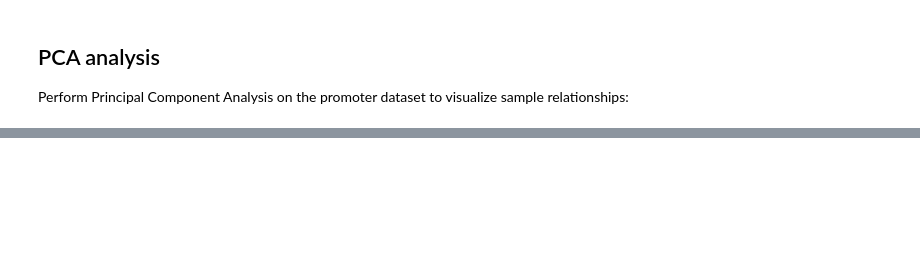
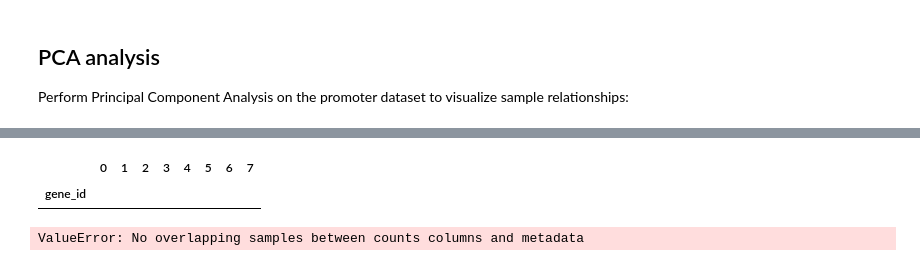
Before and after one commit to alsmith151/QuantNado, a Jupyter notebook: example/explore_dataset.ipynb, the cells around one changed output, grey strips where cells are left out. Saved outputs shown, nothing was run; the diff lists cells and outputs as text; code cells hidden in the pictures; blank space fills up the shorter version.

```diff
--- a/example/explore_dataset.ipynb
+++ b/example/explore_dataset.ipynb
@@ -200,0 +176,55 @@ annotated_promoters.head()
+# %%
+# Align metadata to counts columns (samples) robustly
+counts_df = counts_df.copy()
+# remove rows with 0 in all samples
+counts_df = counts_df.loc[~(counts_df == 0).all(axis=1)]
+counts_df.columns = counts_df.columns.astype(str)
+counts_df
+# %% [output]
+|  | 0 | 1 | 2 | 3 | 4 | 5 | 6 | 7 |
+| gene_id |  |  |  |  |  |  |  |  |
+# %%
+# Align metadata to counts columns (samples) robustly
+counts_df = counts_df.copy()
+# remove rows with 0 in all samples
+counts_df = counts_df.loc[~(counts_df == 0).all(axis=1)]
+counts_df.columns = counts_df.columns.astype(str)
+
+
+candidates = [
+    c for c in ["sample_id", "sample", "sample_name"] if c in metadata_df.columns
+]
+if candidates:
+    sample_col = candidates[0]
+    metadata_idx = metadata_df.copy()
+    metadata_idx[sample_col] = metadata_idx[sample_col].astype(str)
+    metadata_idx = metadata_idx.set_index(sample_col)
+else:
+    metadata_idx = metadata_df.copy()
+    metadata_idx.index = metadata_idx.index.astype(str)
+
+
+common_samples = counts_df.columns.intersection(metadata_idx.index)
+if len(common_samples) == 0:
+    raise ValueError("No overlapping samples between counts columns and metadata")
+
+
+counts_df = counts_df.loc[:, common_samples]
+metadata_for_deseq = metadata_idx.loc[common_samples]
+
+
+dds = DeseqDataSet(
+    counts=counts_df,
+    metadata=metadata_for_deseq,
+    design="~treatment",
+)
+
+
+dds.fit_size_factors()
+dds.fit_genewise_dispersions()
+
+
+dds.obs["size_factors"]
+dds.var["genewise_dispersions"]
+# %% [output]
+ValueError: No overlapping samples between counts columns and metadata
```
Also changed, not shown: parts of 12 cells of this notebook, 6 other files.
